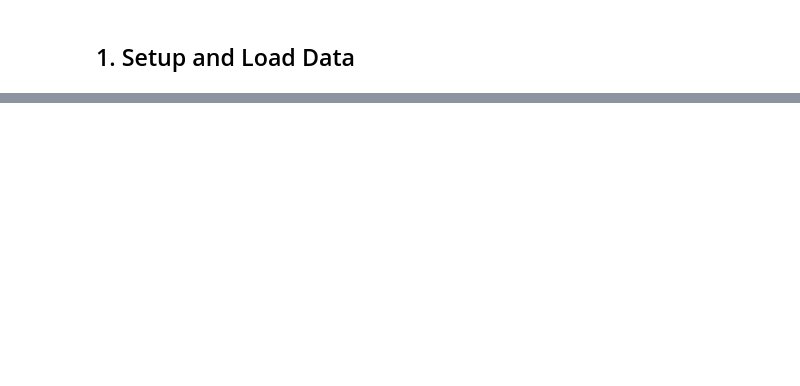
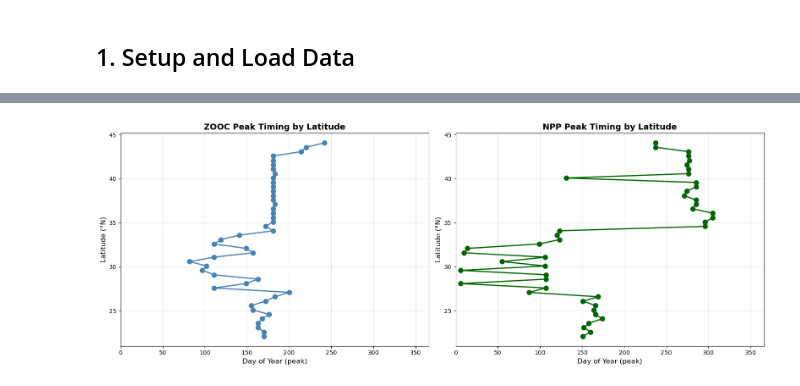
Before and after one commit to FlukeAndFeather/glowingwave, a Jupyter notebook: notebooks/03_peak_progression.ipynb, the cells around one changed output, grey strips where cells are left out. Cells and saved outputs as stored; diff of their text form; code cells hidden in the pictures; blank space fills up the shorter version.

```diff
--- a/notebooks/03_peak_progression.ipynb
+++ b/notebooks/03_peak_progression.ipynb
@@ -562,0 +353,27 @@ plt.show()
+# %%
+# Plot peak day of year vs latitude
+fig, axes = plt.subplots(1, 2, figsize=(16, 6))
+
+# ZOOC peak timing
+axes[0].plot(peaks_df['zooc_peak_doy'], peaks_df['lat_center'],
+            marker='o', linewidth=2, markersize=8, color='steelblue')
+axes[0].set_xlabel('Day of Year (peak)', fontsize=12)
+axes[0].set_ylabel('Latitude (°N)', fontsize=12)
+axes[0].set_title('ZOOC Peak Timing by Latitude', fontsize=14, fontweight='bold')
+axes[0].grid(True, alpha=0.3)
+axes[0].set_xlim(0, 366)
+
+# NPP peak timing
+axes[1].plot(peaks_df['npp_peak_doy'], peaks_df['lat_center'],
+            marker='o', linewidth=2, markersize=8, color='darkgreen')
+axes[1].set_xlabel('Day of Year (peak)', fontsize=12)
+axes[1].set_ylabel('Latitude (°N)', fontsize=12)
+axes[1].set_title('NPP Peak Timing by Latitude', fontsize=14, fontweight='bold')
+axes[1].grid(True, alpha=0.3)
+axes[1].set_xlim(0, 366)
+
+plt.tight_layout()
+plt.savefig(figures_dir / 'peak_timing_by_latitude.png', dpi=300, bbox_inches='tight')
+plt.show()
+# %% [output]
+[figure, added]
```
Also changed, not shown: parts of 45 cells of this notebook, 2 other files.
